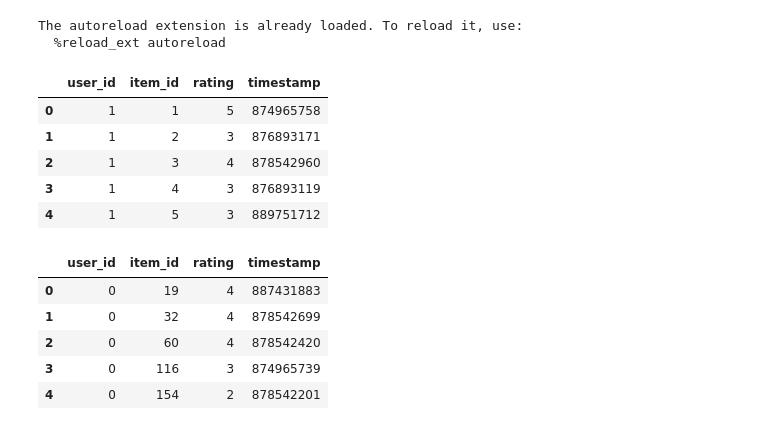
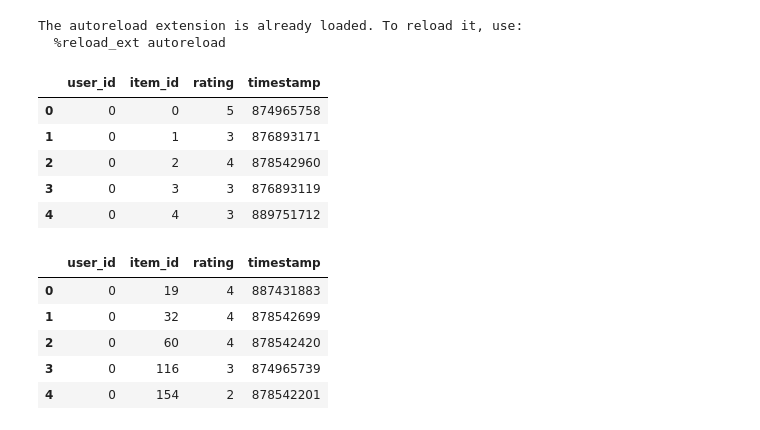
Before and after one commit to sebzhao/proxy-objective-recsys, a Jupyter notebook: movielens.ipynb, the cells around one changed output. Drawn from its saved outputs; the diff is of its cells as text; code cells hidden in the pictures.

Commit message:
Fix sampling causing index misalignment in items

```diff
--- a/movielens.ipynb
+++ b/movielens.ipynb
@@ -23,16 +23,16 @@ from utils import apk, validation, train
 DATA_DIR = '../data/ml-100k/'
 # %%
 training_data = pd.read_csv(os.path.join(DATA_DIR, 'ua.base'), sep='\t', names=['user_id', 'item_id', 'rating', 'timestamp'])
-training_data['user_id'] = training_data['user_id']
-training_data['item_id'] = training_data['item_id']
+training_data['user_id'] = training_data['user_id'] - 1
+training_data['item_id'] = training_data['item_id'] - 1
 training_data.head()
 # %% [output]
 |  | user_id | item_id | rating | timestamp |
-| 0 | 1 | 1 | 5 | 874965758 |
-| 1 | 1 | 2 | 3 | 876893171 |
-| 2 | 1 | 3 | 4 | 878542960 |
-| 3 | 1 | 4 | 3 | 876893119 |
-| 4 | 1 | 5 | 3 | 889751712 |
+| 0 | 0 | 0 | 5 | 874965758 |
+| 1 | 0 | 1 | 3 | 876893171 |
+| 2 | 0 | 2 | 4 | 878542960 |
+| 3 | 0 | 3 | 3 | 876893119 |
+| 4 | 0 | 4 | 3 | 889751712 |
 # %%
 test_data = pd.read_csv(os.path.join(DATA_DIR, 'ua.test'), sep='\t', names=['user_id', 'item_id', 'rating', 'timestamp'])
 test_data['user_id'] = test_data['user_id'] - 1
```
Also changed, not shown: parts of 8 cells of this notebook, 1 other file.
